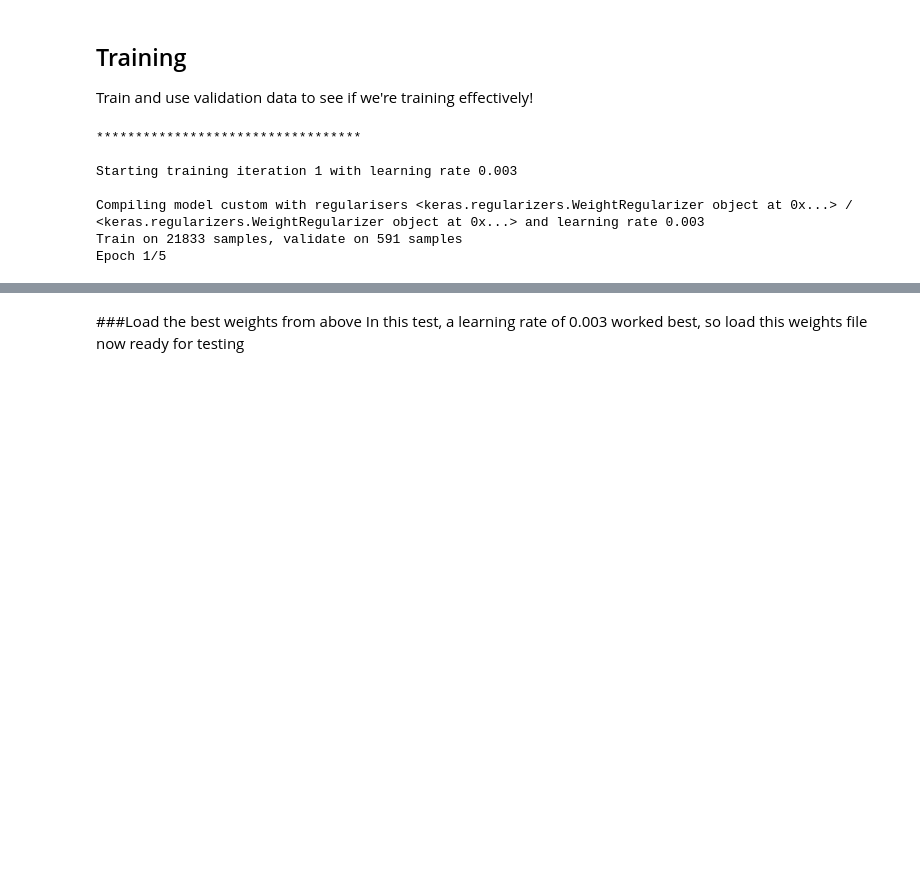
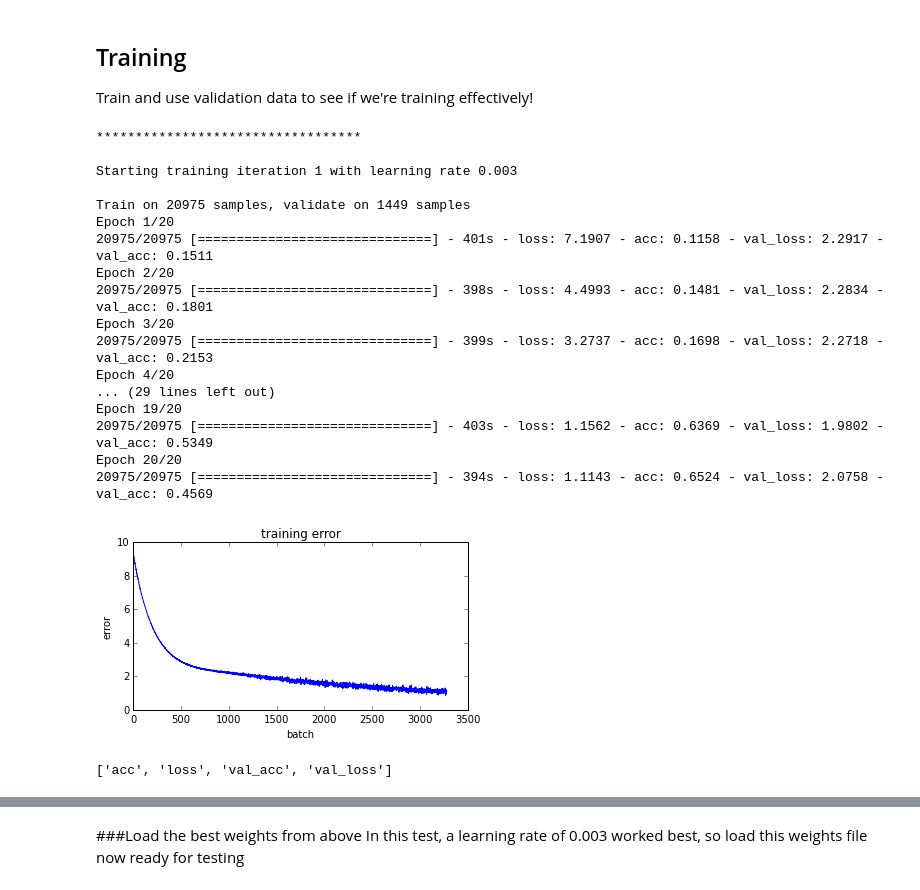
Before and after one commit to markstrefford/state-farm, a Jupyter notebook: state-farm-Copy1.ipynb, the cells around one changed output, grey strips where cells are left out. Saved outputs shown, nothing was run; the diff lists cells and outputs as text; code cells hidden in the pictures; blank space fills up the shorter version.

```diff
--- a/state-farm-Copy1.ipynb
+++ b/state-farm-Copy1.ipynb
@@ -243,7 +243,7 @@ def split_drivers_into_train_and_validate(driver_list, split = 1.0):
     driver_valid_list = [ driver for driver in driver_list if driver not in driver_train_list]
     return driver_train_list, driver_valid_list
 # %%
-training_list, validation_list = split_drivers_into_train_and_validate(driver_ids, split = 0.98)
+training_list, validation_list = split_drivers_into_train_and_validate(driver_ids, split = 0.95)
 print training_list
 print validation_list
 # %% [output]
@@ -524,36 +523,47 @@ ________________________________________________________________________________
 ## Training
 Train and use validation data to see if we're training effectively!
 # %%
-batch_size = 32
-num_epochs = 5 #10
+batch_size = 128
+num_epochs = 20 #10
 learning_rate = [0.003] # [0.001, 0.003, 0.01, 0.03, 0.1]
 
 for i in range(len(learning_rate)):
     learningrate = learning_rate[i]
     print "\n**********************************"
     print "\nStarting training iteration {} with learning rate {}\n".format(i+1, learningrate)
     model, LossHistory = compile_model(learningrate, w_regularizer, b_regularizer)
     history = LossHistory()
     #model.fit(X_train, y_train, batch_size=batch_size, nb_epoch=num_epochs,
     #          verbose=1, validation_data=(X_valid, y_valid), shuffle=True,
     #          callbacks=[history])
-    model.fit(X_train, y_train,
+    hist = model.fit(X_train, y_train,
               batch_size=batch_size,
               nb_epoch=num_epochs,
               verbose=1,
               #validation_split = 0.10,
-              #shuffle=True,
+              shuffle=True,
               validation_data=(X_valid, y_valid),
               callbacks=[history])
     # validation_data=(X_train[validation_list], y_train[validation_list]),
     graph_training_loss_history(history.losses)
     model.save_weights('./model/saved_weights_lr_' + str(learningrate)+'.h5')
     #print('Score log_loss: ', get_log_loss_score(model, X_valid, y_valid))
 # %% [output]
 **********************************
 
 Starting training iteration 1 with learning rate 0.003
 
-Compiling model custom with regularisers <keras.regularizers.WeightRegularizer object at 0x...> / <keras.regularizers.WeightRegularizer object at 0x...> and learning rate 0.003
-Train on 21833 samples, validate on 591 samples
-Epoch 1/5
+Train on 20975 samples, validate on 1449 samples
+Epoch 1/20
+20975/20975 [==============================] - 401s - loss: 7.1907 - acc: 0.1158 - val_loss: 2.2917 - val_acc: 0.1511
+Epoch 2/20
+20975/20975 [==============================] - 398s - loss: 4.4993 - acc: 0.1481 - val_loss: 2.2834 - val_acc: 0.1801
+Epoch 3/20
+20975/20975 [==============================] - 399s - loss: 3.2737 - acc: 0.1698 - val_loss: 2.2718 - val_acc: 0.2153
+Epoch 4/20
+... (29 lines left out)
+Epoch 19/20
+20975/20975 [==============================] - 403s - loss: 1.1562 - acc: 0.6369 - val_loss: 1.9802 - val_acc: 0.5349
+Epoch 20/20
+20975/20975 [==============================] - 394s - loss: 1.1143 - acc: 0.6524 - val_loss: 2.0758 - val_acc: 0.4569
+[figure, added]
@@ -561,0 +572,4 @@ Epoch 1/5
+# %%
+hist.history.keys()
+# %% [output]
+['acc', 'loss', 'val_acc', 'val_loss']
```
Also changed, not shown: parts of 18 cells of this notebook, 1 other file.
